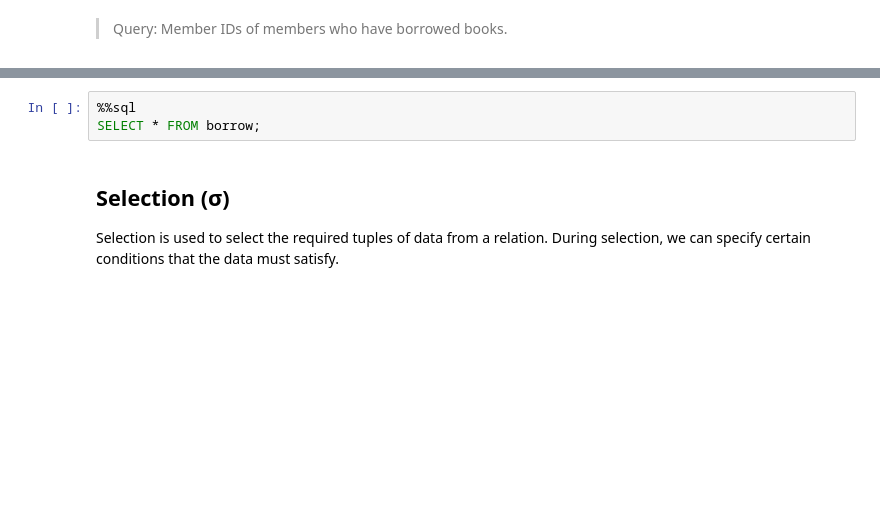
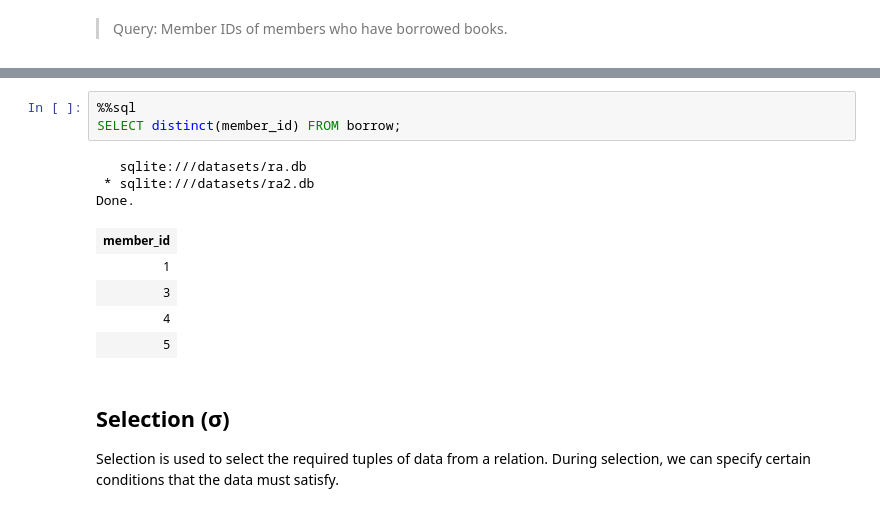
Before and after one commit to nicshub/notebooks, a Jupyter notebook: SQL2.ipynb, the cells around one changed output, grey strips where cells are left out. Cells and saved outputs as stored; diff of their text form; blank space fills up the shorter version.

```diff
--- a/SQL2.ipynb
+++ b/SQL2.ipynb
@@ -161,7 +186,16 @@ Projection is used to select the required columns of data from a relation. Note
 ![](https://miro.medium.com/max/1400/1*wkOHHndu-7R3_5lqoYieCQ.png)
 # %%
 %%sql
-SELECT * FROM borrow;
+SELECT distinct(member_id) FROM borrow;
+# %% [output]
+   sqlite:///datasets/ra.db
+ * sqlite:///datasets/ra2.db
+Done.
+| member_id |
+| 1 |
+| 3 |
+| 4 |
+| 5 |
 # %% [markdown]
 ## Selection (σ)
 Selection is used to select the required tuples of data from a relation. During selection, we can specify certain conditions that the data must satisfy.
```
Also changed, not shown: parts of 29 cells of this notebook, 14 other files.
